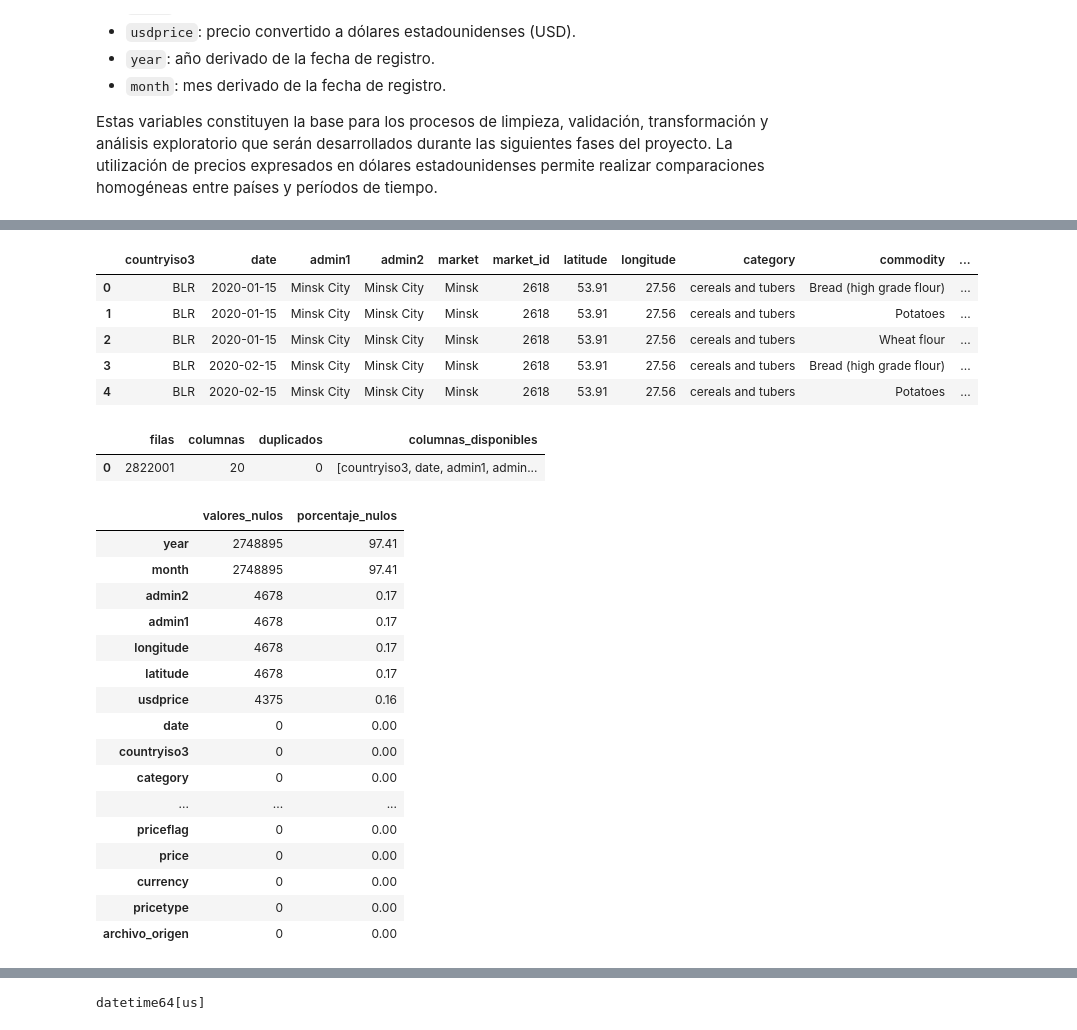
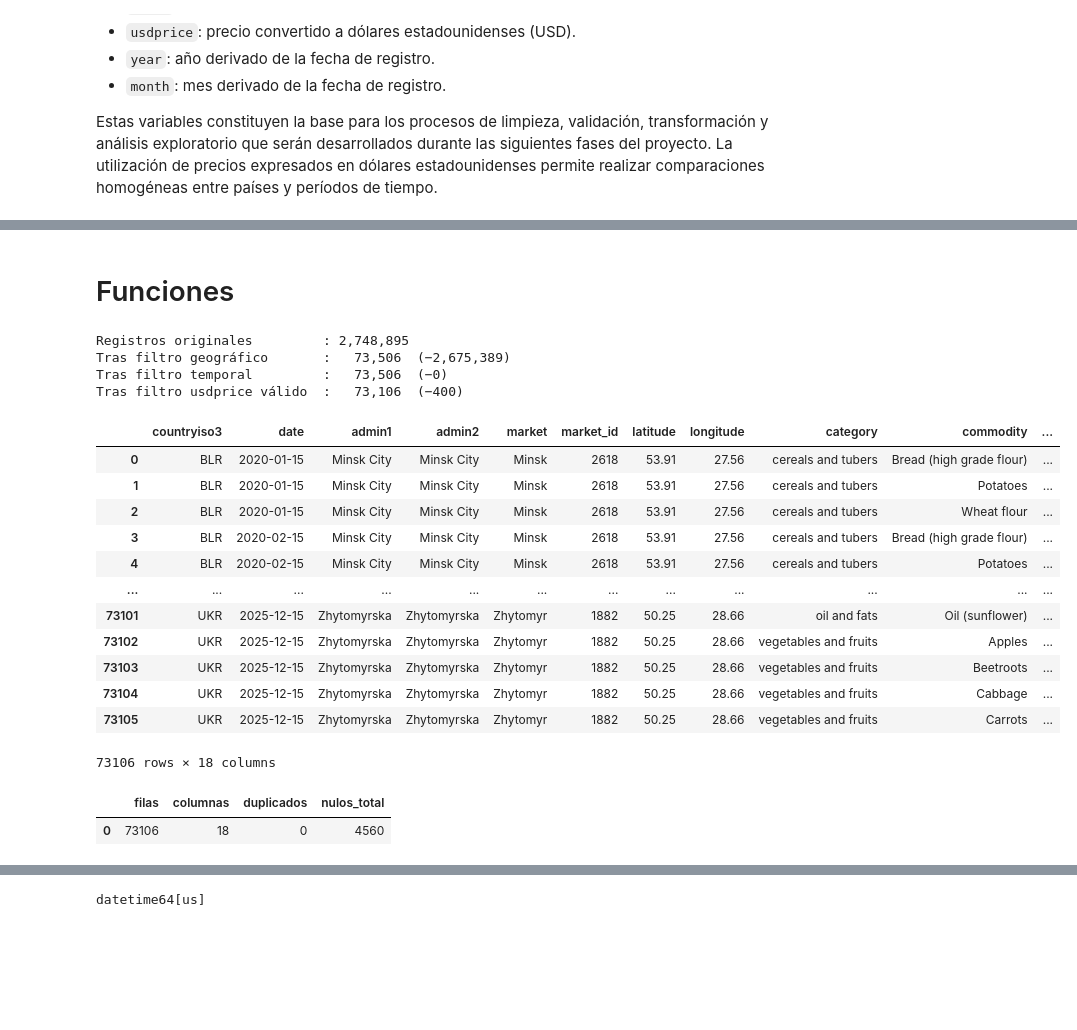
Before and after one commit to Bass-i/food-price-analysis, a Jupyter notebook: F2/notebooks/F2_Preprocesamiento.ipynb, the cells around one changed output, grey strips where cells are left out. Saved outputs shown, nothing was run; the diff lists cells and outputs as text; code cells hidden in the pictures; blank space fills up the shorter version.

Commit message:
se adicionan mas funciones correspondientes al tratamiento del dataset

```diff
--- a/F2/notebooks/F2_Preprocesamiento.ipynb
+++ b/F2/notebooks/F2_Preprocesamiento.ipynb
@@ -87,10 +112,7 @@ Estas variables constituyen la base para los procesos de limpieza, validación,
 # %%
-from pathlib import Path
-import pandas as pd
-import numpy as np
 
 # Ruta base donde se encuentran los archivos CSV.
-DATA_DIR = Path("../data")
+DATA_DIR = Path("../../F1/data/raw")
 
 # Busca automáticamente todos los archivos CSV dentro de la carpeta data.
 archivos_csv = sorted(DATA_DIR.glob("*.csv"))
@@ -101 +135,3 @@ Archivos CSV encontrados: 7
+# %% [markdown]
+# Funciones
 # %%
@@ -197,35 +360,26 @@ def filtrar_paises_europeos(df):
 # %%
 df = cargar_archivos_csv(archivos_csv)
-df.head()
 # %% [output]
+Registros originales         : 2,748,895
+Tras filtro geográfico       :   73,506  (−2,675,389)
+Tras filtro temporal         :   73,506  (−0)
+Tras filtro usdprice válido  :   73,106  (−400)
 |  | countryiso3 | date | admin1 | admin2 | market | market_id | latitude | longitude | category | commodity | ... |
 | 0 | BLR | 2020-01-15 | Minsk City | Minsk City | Minsk | 2618 | 53.91 | 27.56 | cereals and tubers | Bread (high grade flour) | ... |
 | 1 | BLR | 2020-01-15 | Minsk City | Minsk City | Minsk | 2618 | 53.91 | 27.56 | cereals and tubers | Potatoes | ... |
 | 2 | BLR | 2020-01-15 | Minsk City | Minsk City | Minsk | 2618 | 53.91 | 27.56 | cereals and tubers | Wheat flour | ... |
 | 3 | BLR | 2020-02-15 | Minsk City | Minsk City | Minsk | 2618 | 53.91 | 27.56 | cereals and tubers | Bread (high grade flour) | ... |
 | 4 | BLR | 2020-02-15 | Minsk City | Minsk City | Minsk | 2618 | 53.91 | 27.56 | cereals and tubers | Potatoes | ... |
+| ... | ... | ... | ... | ... | ... | ... | ... | ... | ... | ... | ... |
+| 73101 | UKR | 2025-12-15 | Zhytomyrska | Zhytomyrska | Zhytomyr | 1882 | 50.25 | 28.66 | oil and fats | Oil (sunflower) | ... |
+| 73102 | UKR | 2025-12-15 | Zhytomyrska | Zhytomyrska | Zhytomyr | 1882 | 50.25 | 28.66 | vegetables and fruits | Apples | ... |
+| 73103 | UKR | 2025-12-15 | Zhytomyrska | Zhytomyrska | Zhytomyr | 1882 | 50.25 | 28.66 | vegetables and fruits | Beetroots | ... |
+| 73104 | UKR | 2025-12-15 | Zhytomyrska | Zhytomyrska | Zhytomyr | 1882 | 50.25 | 28.66 | vegetables and fruits | Cabbage | ... |
+| 73105 | UKR | 2025-12-15 | Zhytomyrska | Zhytomyrska | Zhytomyr | 1882 | 50.25 | 28.66 | vegetables and fruits | Carrots | ... |
+73106 rows × 18 columns
-# %%
-pd.DataFrame([resumen_dataset(df)])
-# %% [output]
-|  | filas | columnas | duplicados | columnas_disponibles |
-| 0 | 2822001 | 20 | 0 | [countryiso3, date, admin1, admin... |
-# %%
-revisar_valores_nulos(df)
-# %% [output]
-|  | valores_nulos | porcentaje_nulos |
-| year | 2748895 | 97.41 |
-| month | 2748895 | 97.41 |
-| admin2 | 4678 | 0.17 |
-| admin1 | 4678 | 0.17 |
-| longitude | 4678 | 0.17 |
-| latitude | 4678 | 0.17 |
-| usdprice | 4375 | 0.16 |
-| date | 0 | 0.00 |
-| countryiso3 | 0 | 0.00 |
-| category | 0 | 0.00 |
-| ... | ... | ... |
-| priceflag | 0 | 0.00 |
-| price | 0 | 0.00 |
-| currency | 0 | 0.00 |
-| pricetype | 0 | 0.00 |
-| archivo_origen | 0 | 0.00 |
+# %%
+#Revisamos el dataset para indentificar problemas de calidad de datos como filas duplicadas, valores nulos, tipos de datos incorrectos, etc.
+diagnosticar_dataset(df)
+# %% [output]
+|  | filas | columnas | duplicados | nulos_total |
+| 0 | 73106 | 18 | 0 | 4560 |
```
Also changed, not shown: parts of 8 cells of this notebook, 6 other files.
